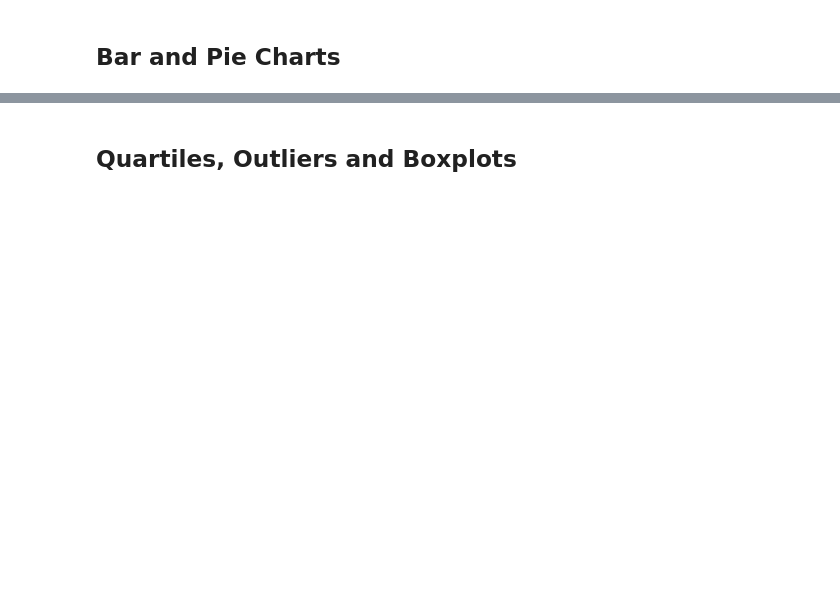
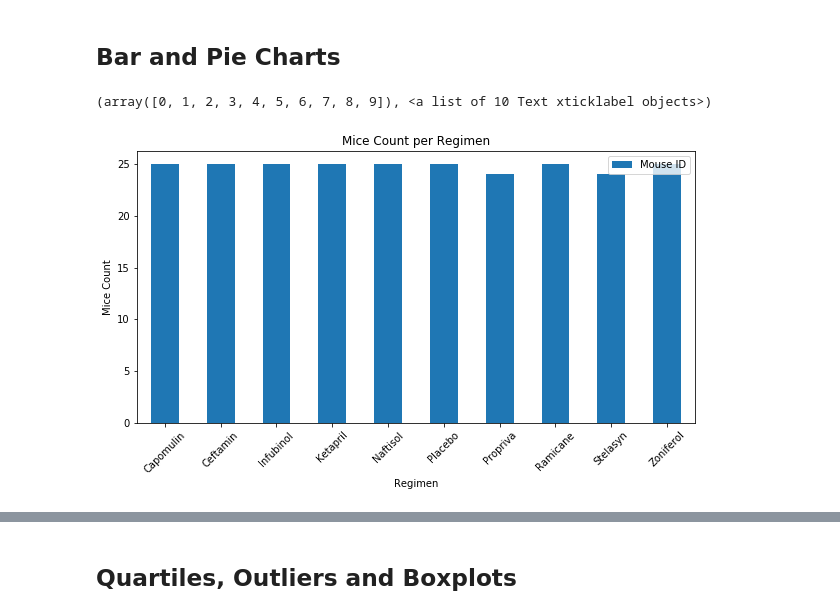
Before and after one commit to samfon24/Assignment_04-Matplotlib, a Jupyter notebook: Pymaceuticals/pymaceuticals_starter.ipynb, the cells around one changed output, grey strips where cells are left out. Saved outputs shown, nothing was run; the diff lists cells and outputs as text; code cells hidden in the pictures; blank space fills up the shorter version.

Commit message:
Created bar and pie plots, and began manipulating data to answer additional questions.

```diff
--- a/Pymaceuticals/pymaceuticals_starter.ipynb
+++ b/Pymaceuticals/pymaceuticals_starter.ipynb
@@ -121,3 +137,19 @@ sum_stats_df
 # %% [markdown]
 ## Bar and Pie Charts
+# %%
+# Generate a bar plot showing the total number of mice for each treatment throughout the course of the study using pandas.
+group_drugreg = merged_drop_df.groupby('Drug Regimen')
+grouped_drug_count = group_drugreg['Mouse ID'].nunique()
+# Create a DataFrame
+bar_df = pd.DataFrame(grouped_drug_count)
+# Plot with Panda
+bar_df.plot(kind='bar', figsize=(10,5))
+# Label graph
+plt.title("Mice Count per Regimen")
+plt.xlabel("Regimen")
+plt.ylabel("Mice Count")
+plt.xticks(rotation=45)
+# %% [output]
+(array([0, 1, 2, 3, 4, 5, 6, 7, 8, 9]), <a list of 10 Text xticklabel objects>)
+[figure, added]
 # %%
```
Also changed, not shown: parts of 12 cells of this notebook.
